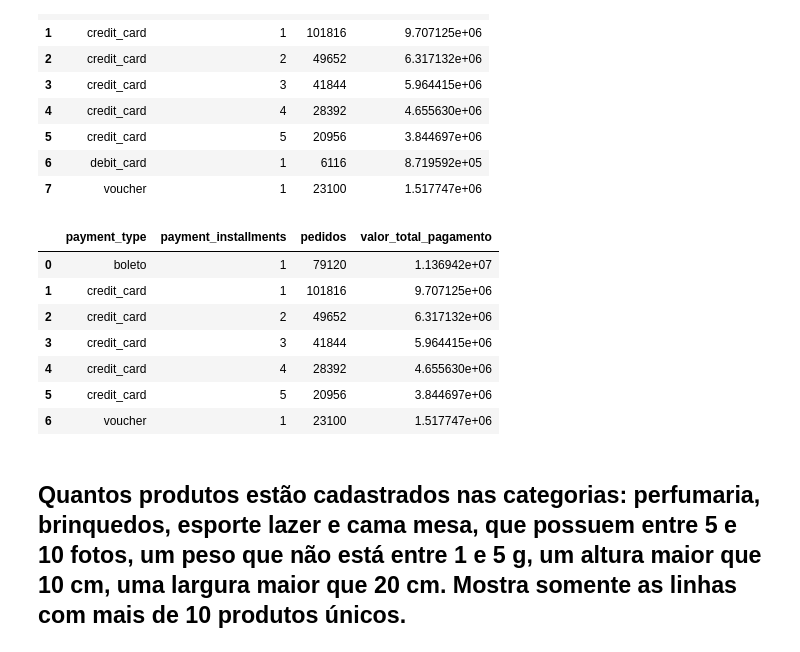
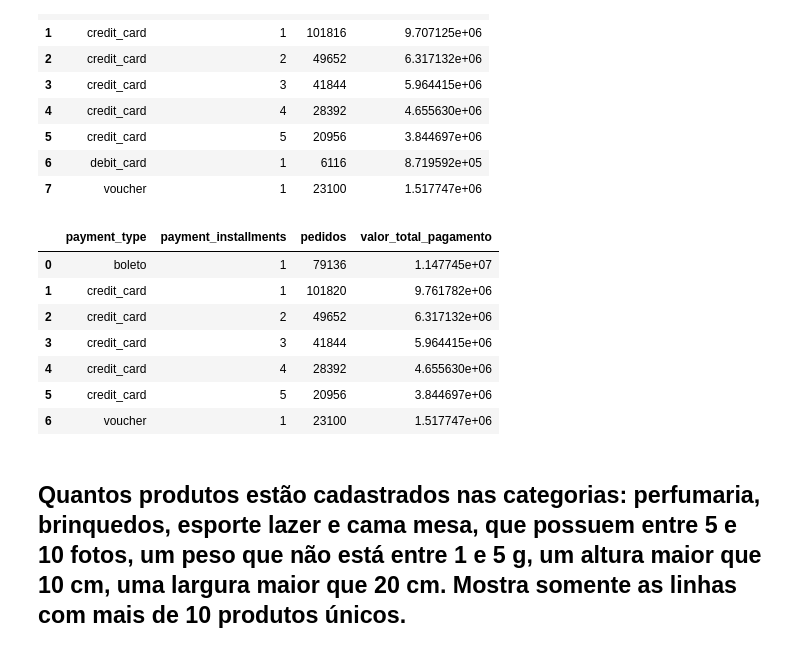
Before and after one commit to alessandra-barbosa/olist_brazil_advanced_sql, a Jupyter notebook: olist_brazil_avanced_sql_05.ipynb, the cells around one changed output. Cells and saved outputs as stored; diff of their text form; code cells hidden in the pictures.

```diff
--- a/olist_brazil_avanced_sql_05.ipynb
+++ b/olist_brazil_avanced_sql_05.ipynb
@@ -1665,24 +1665,24 @@ table
 # %%
 query="""
 
 SELECT
     payment_type,
     payment_installments,
     COUNT( op.order_id ) AS pedidos,
     SUM( op.payment_value ) AS valor_total_pagamento
 FROM order_payments op
 WHERE op.payment_installments BETWEEN 1 AND 5
-AND op.payment_value BETWEEN 0 AND 5000
+OR op.payment_value> 5000
 GROUP BY payment_type, payment_installments
 HAVING COUNT( op.order_id ) > 15000
 
 """
 table=pd.read_sql_query(query,conn)
 table
 # %% [output]
 |  | payment_type | payment_installments | pedidos | valor_total_pagamento |
-| 0 | boleto | 1 | 79120 | 1.136942e+07 |
-| 1 | credit_card | 1 | 101816 | 9.707125e+06 |
+| 0 | boleto | 1 | 79136 | 1.147745e+07 |
+| 1 | credit_card | 1 | 101820 | 9.761782e+06 |
 | 2 | credit_card | 2 | 49652 | 6.317132e+06 |
 | 3 | credit_card | 3 | 41844 | 5.964415e+06 |
 | 4 | credit_card | 4 | 28392 | 4.655630e+06 |
```
